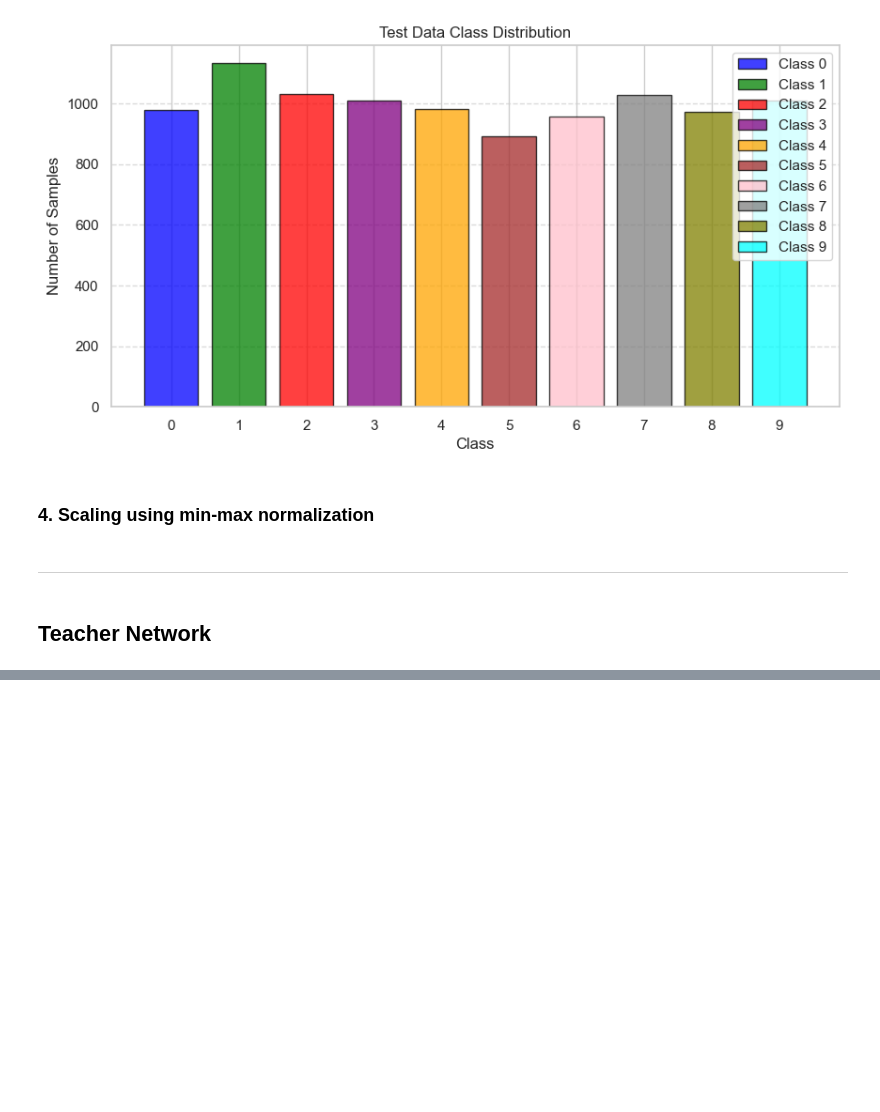
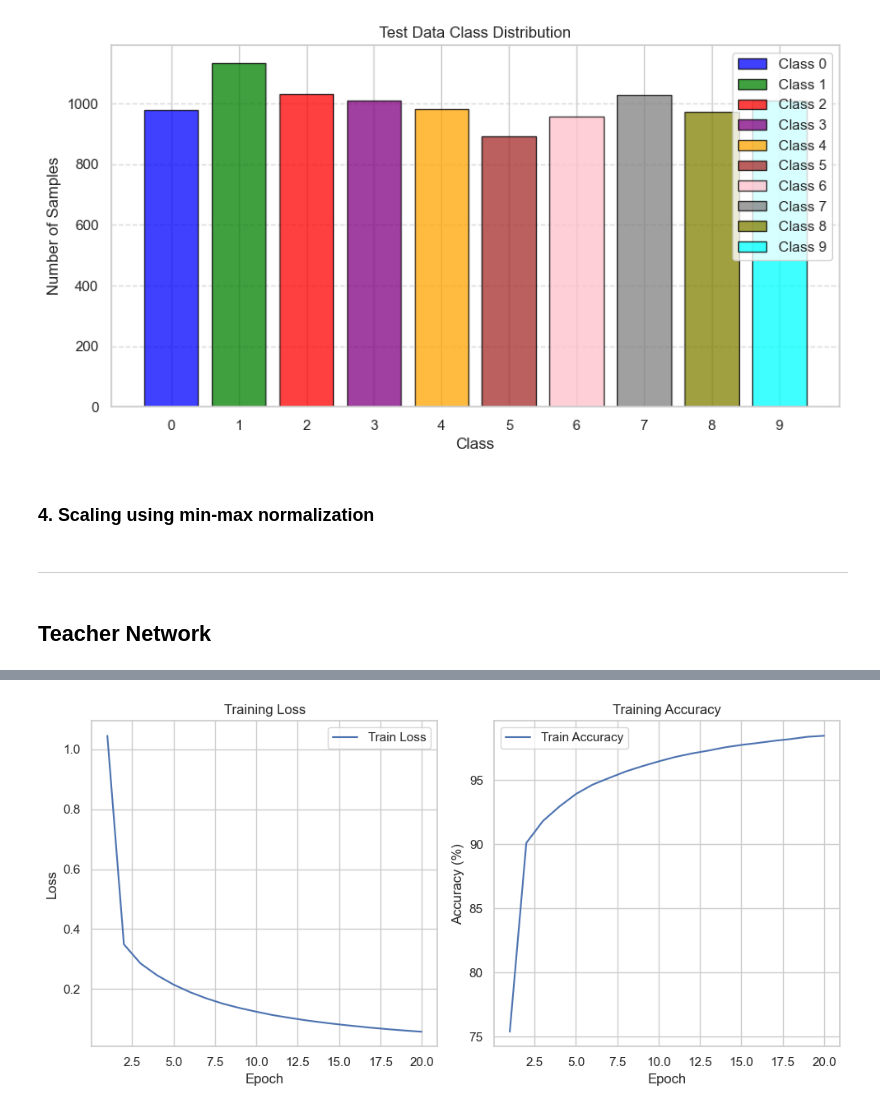
Before and after one commit to pooyaaf/Neural-Networks-Deep-Learning, a Jupyter notebook: Homework/HomeWork1/NoteBooks/Q4/Multi-LayerPerceptron.ipynb, the cells around one changed output, grey strips where cells are left out. Cells and saved outputs as stored; diff of their text form; code cells hidden in the pictures; blank space fills up the shorter version.

Commit message:
Add Q4 - Teacher

```diff
--- a/Homework/HomeWork1/NoteBooks/Q4/Multi-LayerPerceptron.ipynb
+++ b/Homework/HomeWork1/NoteBooks/Q4/Multi-LayerPerceptron.ipynb
@@ -161,3 +161,26 @@ test_loader_normalized = torch.utils.data.DataLoader(
 ---
 # %% [markdown]
 ## Teacher Network
+# %%
+class Teacher(nn.Module):
+    def __init__(self):
+        super(Teacher, self).__init__()
+        self.flatten = nn.Flatten()
+        self.fc1 = nn.Linear(784, 1024)
+        self.relu1 = nn.ReLU()
+        self.fc2 = nn.Linear(1024, 512)
+        self.relu2 = nn.ReLU()
+        self.fc3 = nn.Linear(512, 10)
+        self.relu3 = nn.ReLU()
+
+    def forward(self, x):
+        x = self.flatten(x)
+        x = self.fc1(x)
+        x = self.relu1(x)
+        x = self.fc2(x)
+        x = self.relu2(x)
+        x = self.fc3(x)
+        x = self.relu3(x)
+        return x
+# %%
+teacher = Teacher()
@@ -163,0 +271,22 @@ test_loader_normalized = torch.utils.data.DataLoader(
+# %%
+
+plt.figure(figsize=(10, 5))
+plt.subplot(1, 2, 1)
+plt.plot(range(1, num_epochs + 1), train_loss_history, label='Train Loss')
+plt.title('Training Loss')
+plt.xlabel('Epoch')
+plt.ylabel('Loss')
+plt.legend()
+
+plt.subplot(1, 2, 2)
+plt.plot(range(1, num_epochs + 1),
+         train_accuracy_history, label='Train Accuracy')
+plt.title('Training Accuracy')
+plt.xlabel('Epoch')
+plt.ylabel('Accuracy (%)')
+plt.legend()
+
+plt.tight_layout()
+plt.show()
+# %% [output]
+[figure, added]
```
Also changed, not shown: parts of 6 cells of this notebook, 1 other file.
